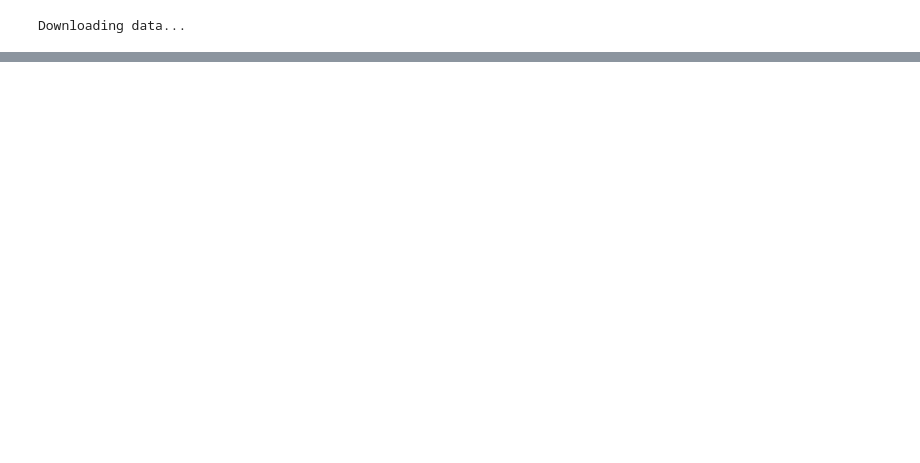
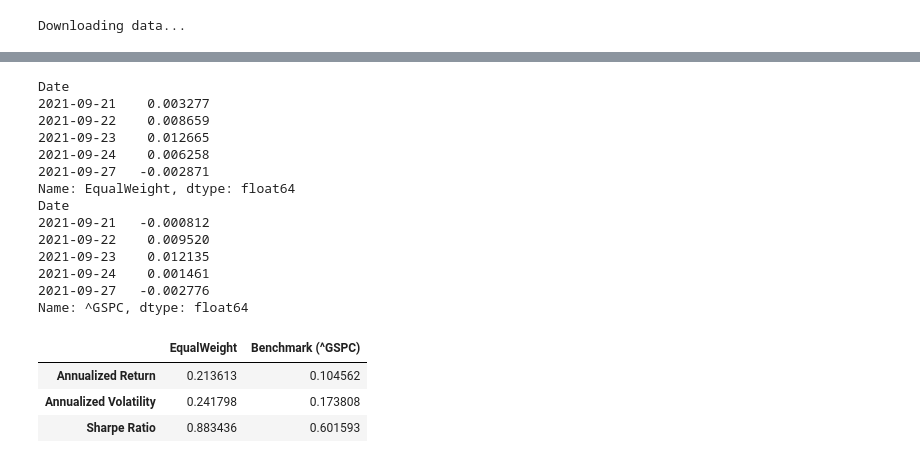
Before and after one commit to JohnnyTung123/Future-Rolling-Strategy, a Jupyter notebook: code/portfolio_analysis.ipynb, the cells around one changed output, grey strips where cells are left out. Cells and saved outputs as stored; diff of their text form; code cells hidden in the pictures; blank space fills up the shorter version.

```diff
--- a/code/portfolio_analysis.ipynb
+++ b/code/portfolio_analysis.ipynb
@@ -92,0 +130,47 @@ Correlation with S&P500: 0.920
+# %%
+combined_returns = pd.concat([market_returns, portfolio_returns], axis=1)
+combined_returns.to_csv('../data/processed/combined_returns.csv',  float_format = "%.6f")
+# %%
+TRADING_DAYS = 252
+
+def performance_stats(returns):
+    """
+    returns: pd.Series of daily returns
+    """
+    returns = returns.dropna()
+    print(returns.head())
+    ann_return =  returns.mean() * TRADING_DAYS
+    ann_vol = returns.std() * np.sqrt(TRADING_DAYS)
+    sharpe = ann_return / (ann_vol + 1e-12)
+
+    return pd.Series({
+        "Annualized Return": ann_return,
+        "Annualized Volatility": ann_vol,
+        "Sharpe Ratio": sharpe
+    })
+# %%
+stats = pd.DataFrame({
+    "EqualWeight": performance_stats(combined_returns["EqualWeight"]),
+    "Benchmark (^GSPC)": performance_stats(combined_returns["^GSPC"])
+})
+
+stats
+# %% [output]
+Date
+2021-09-21    0.003277
+2021-09-22    0.008659
+2021-09-23    0.012665
+2021-09-24    0.006258
+2021-09-27   -0.002871
+Name: EqualWeight, dtype: float64
+Date
+2021-09-21   -0.000812
+2021-09-22    0.009520
+2021-09-23    0.012135
+2021-09-24    0.001461
+2021-09-27   -0.002776
+Name: ^GSPC, dtype: float64
+|  | EqualWeight | Benchmark (^GSPC) |
+| Annualized Return | 0.213613 | 0.104562 |
+| Annualized Volatility | 0.241798 | 0.173808 |
+| Sharpe Ratio | 0.883436 | 0.601593 |
```
Also changed, not shown: parts of 6 cells of this notebook, 4 other files.
